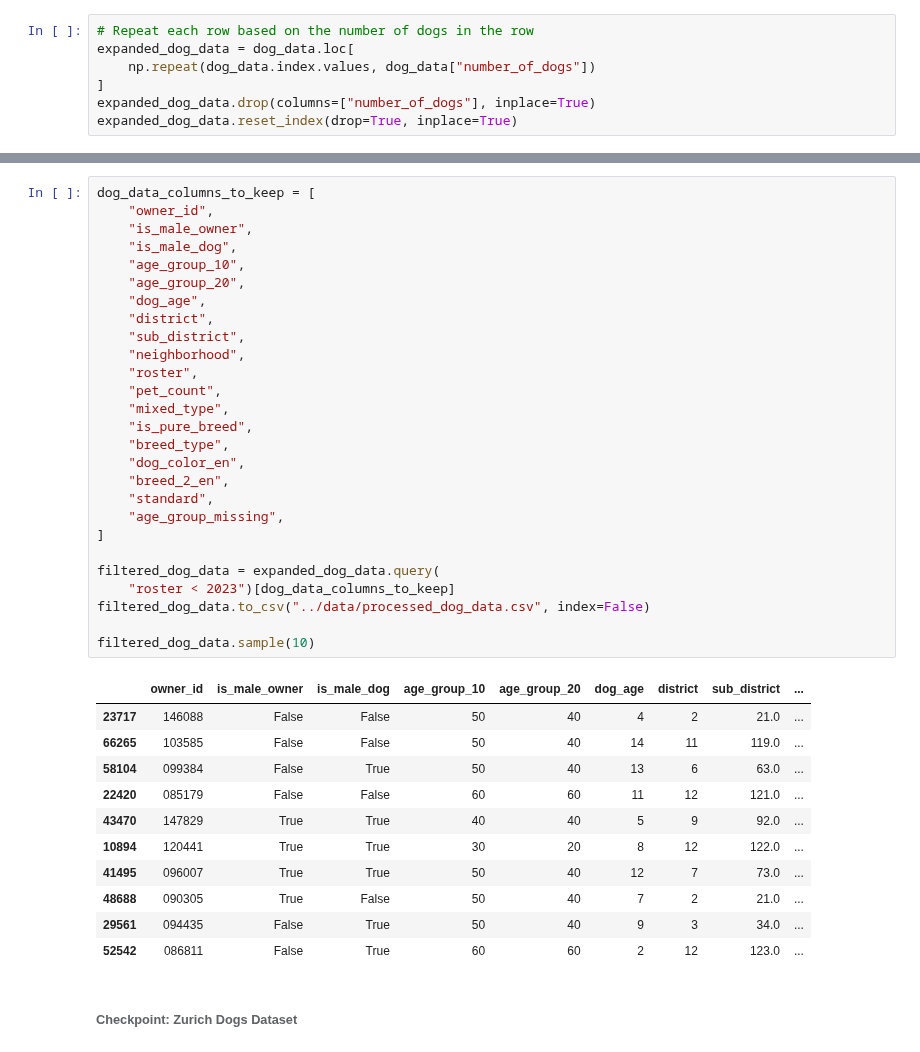
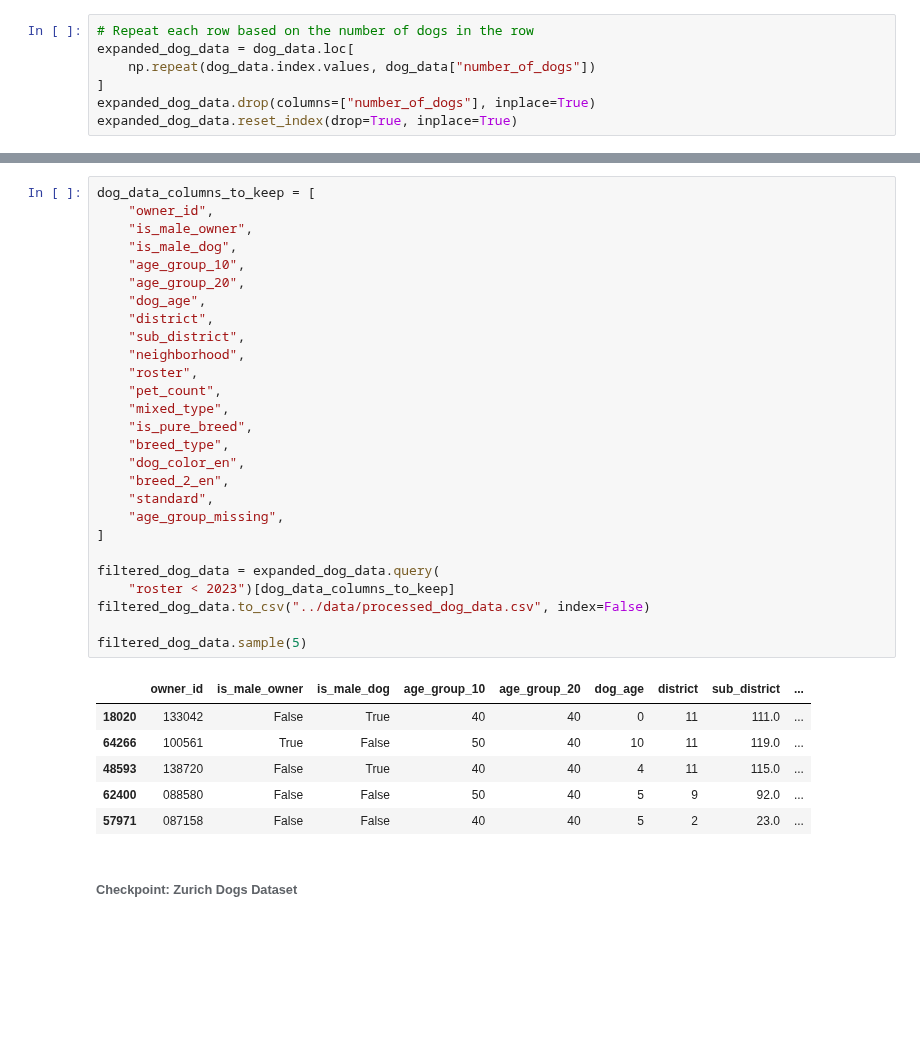
Before and after one commit to jonnross88/Springboard, a Jupyter notebook: u20_data_storytelling/zurich.ipynb, the cells around one changed output, grey strips where cells are left out. Saved outputs shown, nothing was run; the diff lists cells and outputs as text; blank space fills up the shorter version.

```diff
--- a/u20_data_storytelling/zurich.ipynb
+++ b/u20_data_storytelling/zurich.ipynb
@@ -1151,42 +1022,37 @@ dtype: object
 # %%
 dog_data_columns_to_keep = [
     "owner_id",
     "is_male_owner",
     "is_male_dog",
     "age_group_10",
     "age_group_20",
     "dog_age",
     "district",
     "sub_district",
     "neighborhood",
     "roster",
     "pet_count",
     "mixed_type",
     "is_pure_breed",
     "breed_type",
     "dog_color_en",
     "breed_2_en",
     "standard",
     "age_group_missing",
 ]
 
 filtered_dog_data = expanded_dog_data.query(
     "roster < 2023")[dog_data_columns_to_keep]
 filtered_dog_data.to_csv("../data/processed_dog_data.csv", index=False)
 
-filtered_dog_data.sample(10)
+filtered_dog_data.sample(5)
 # %% [output]
 |  | owner_id | is_male_owner | is_male_dog | age_group_10 | age_group_20 | dog_age | district | sub_district | ... |
-| 23717 | 146088 | False | False | 50 | 40 | 4 | 2 | 21.0 | ... |
-| 66265 | 103585 | False | False | 50 | 40 | 14 | 11 | 119.0 | ... |
-| 58104 | 099384 | False | True | 50 | 40 | 13 | 6 | 63.0 | ... |
-| 22420 | 085179 | False | False | 60 | 60 | 11 | 12 | 121.0 | ... |
-| 43470 | 147829 | True | True | 40 | 40 | 5 | 9 | 92.0 | ... |
-| 10894 | 120441 | True | True | 30 | 20 | 8 | 12 | 122.0 | ... |
-| 41495 | 096007 | True | True | 50 | 40 | 12 | 7 | 73.0 | ... |
-| 48688 | 090305 | True | False | 50 | 40 | 7 | 2 | 21.0 | ... |
-| 29561 | 094435 | False | True | 50 | 40 | 9 | 3 | 34.0 | ... |
-| 52542 | 086811 | False | True | 60 | 60 | 2 | 12 | 123.0 | ... |
+| 18020 | 133042 | False | True | 40 | 40 | 0 | 11 | 111.0 | ... |
+| 64266 | 100561 | True | False | 50 | 40 | 10 | 11 | 119.0 | ... |
+| 48593 | 138720 | False | True | 40 | 40 | 4 | 11 | 115.0 | ... |
+| 62400 | 088580 | False | False | 50 | 40 | 5 | 9 | 92.0 | ... |
+| 57971 | 087158 | False | False | 40 | 40 | 5 | 2 | 23.0 | ... |
 # %% [markdown]
 ###### Checkpoint: Zurich Dogs Dataset
 # %% [markdown]
```
Also changed, not shown: parts of 83 cells of this notebook, 1 other file.
